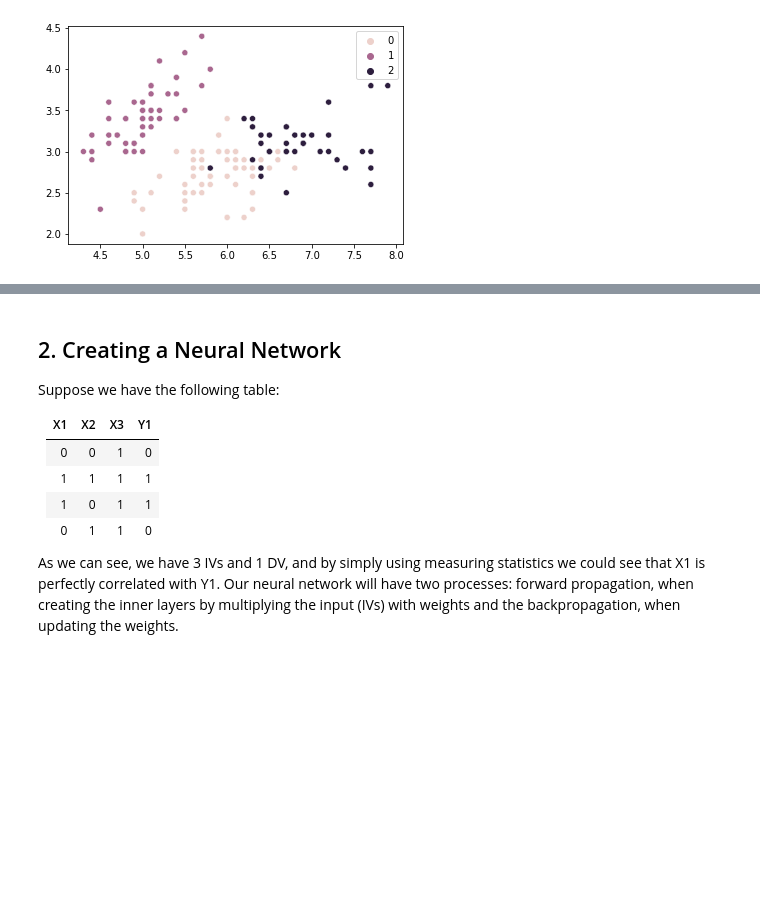
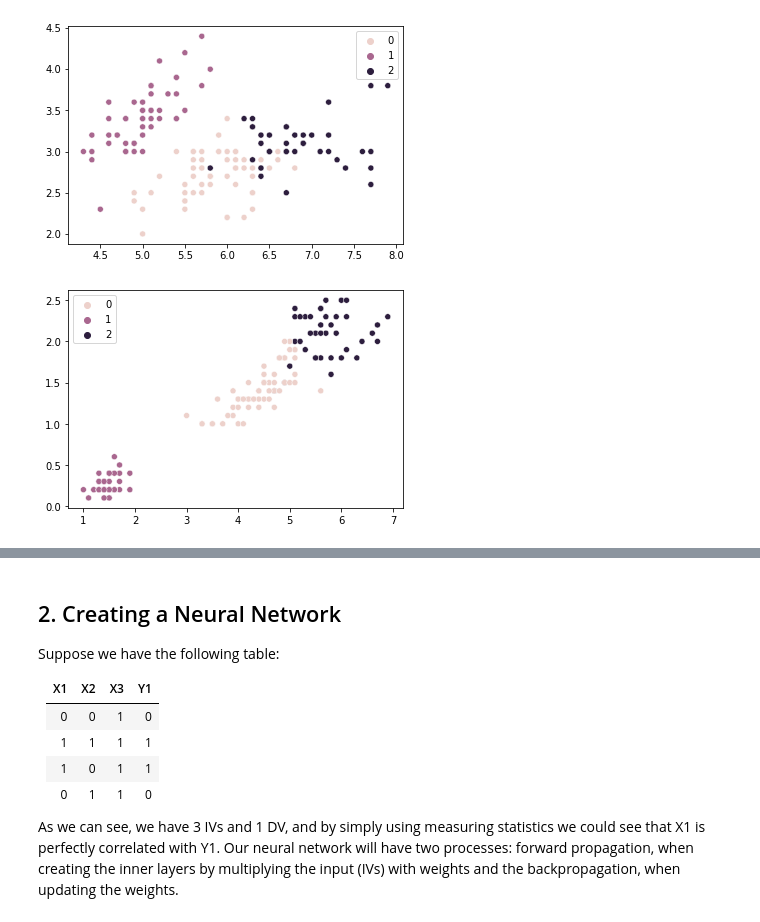
Before and after one commit to xalejandrow/Neural-Networks, a Jupyter notebook: src/Neural_Networks.ipynb, the cells around one changed output, grey strips where cells are left out. Drawn from its saved outputs; the diff is of its cells as text; code cells hidden in the pictures; blank space fills up the shorter version.

```diff
--- a/src/Neural_Networks.ipynb
+++ b/src/Neural_Networks.ipynb
@@ -245,6 +286,14 @@ sns.scatterplot(x=X_values[:,0],y=X_values[:,1], hue=cluster_labels)
 plt.show()
 # %% [output]
 [figure]
+# %%
+kmeans_final = KMeans(n_clusters=3)
+kmeans_final = kmeans_final.fit(X_scaled)
+cluster_labels = kmeans_final.labels_
+sns.scatterplot(x=X_values[:,2],y=X_values[:,3], hue=cluster_labels)
+plt.show()
+# %% [output]
+[figure, added]
 # %% [markdown]
 ![Neural network representation](https://www.datasciencecentral.com/wp-content/uploads/2021/10/2808330901.jpeg)
 # %% [markdown]
```
Also changed, not shown: parts of 8 cells of this notebook, 1 other file.
